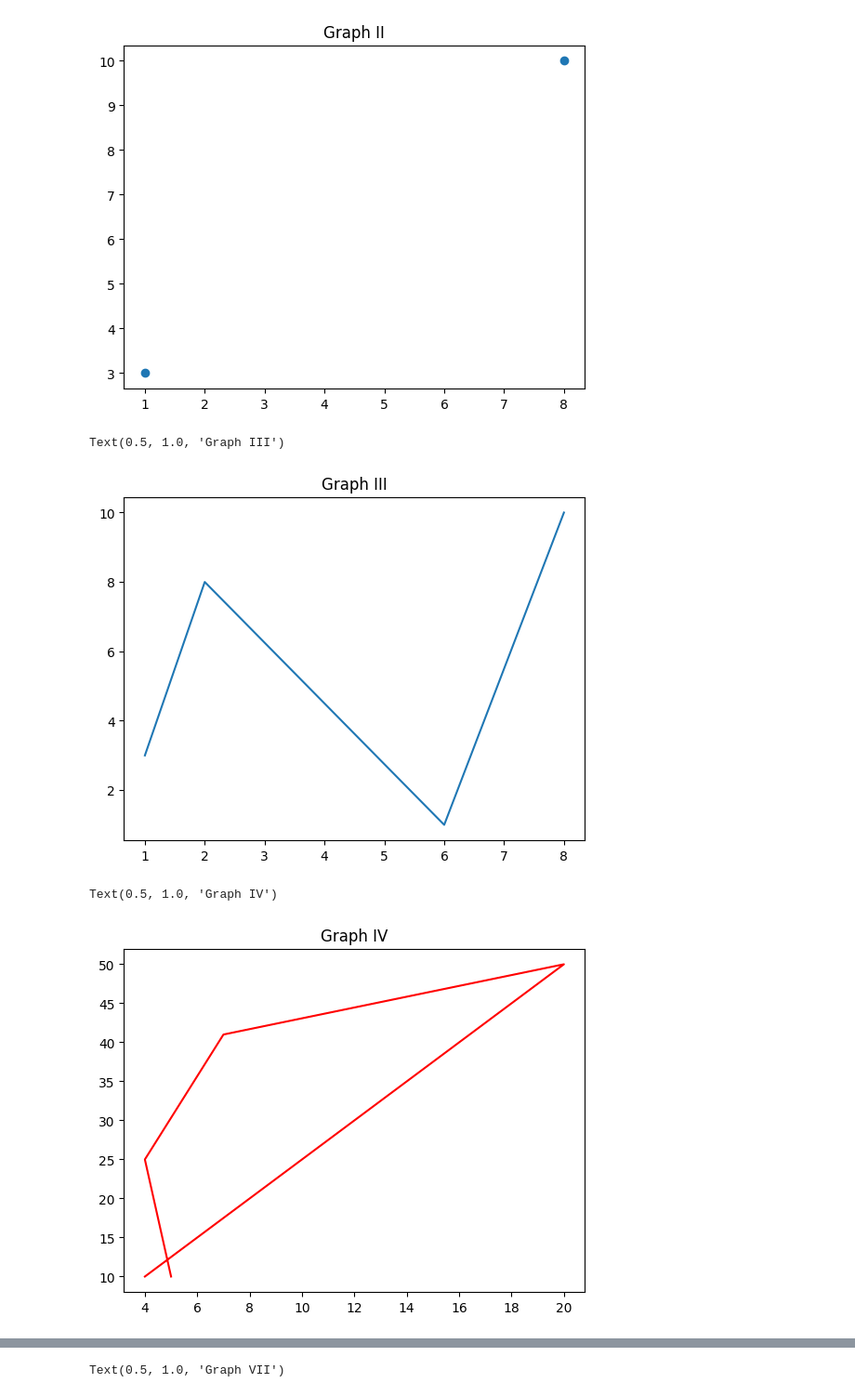
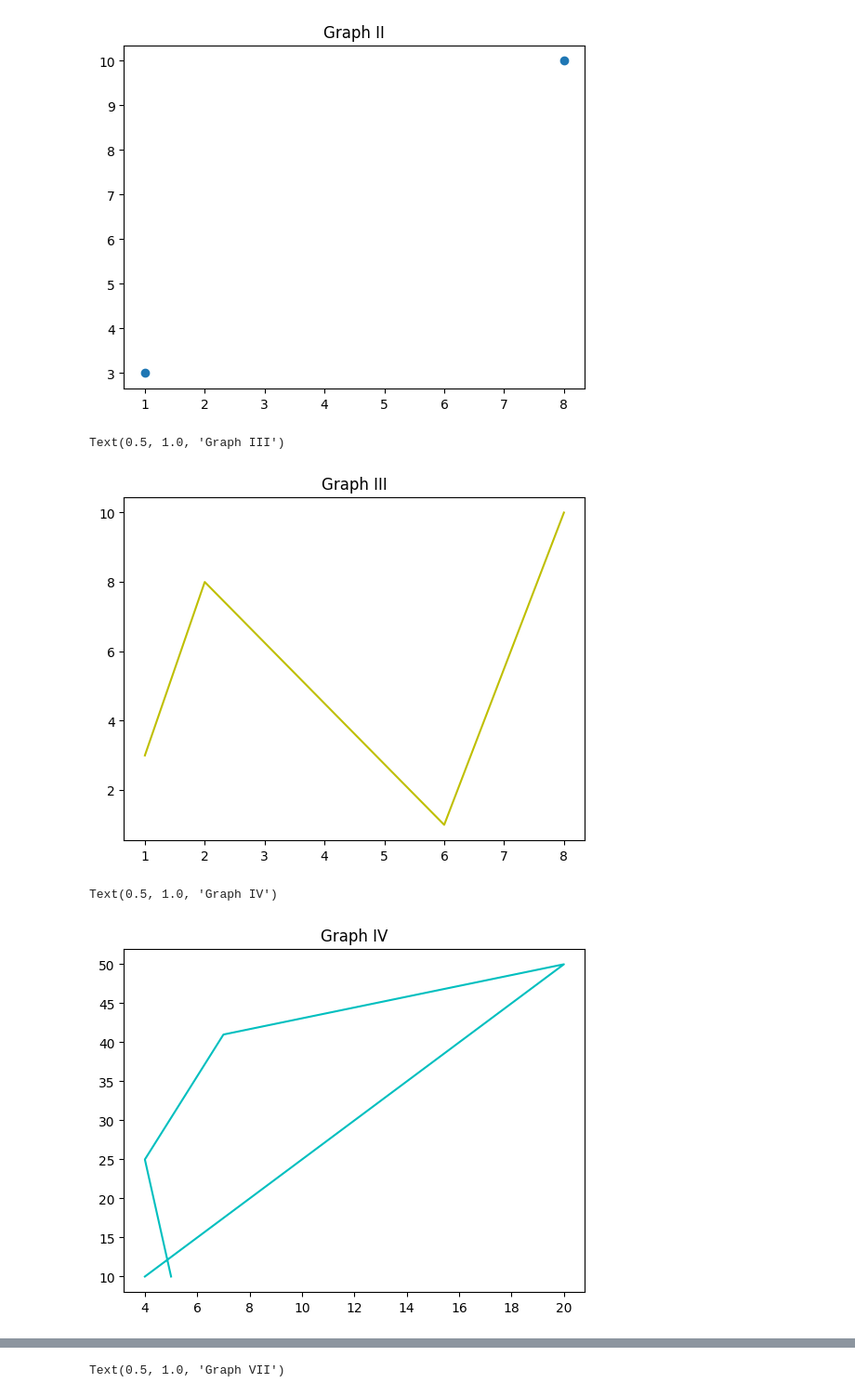
Before and after one commit to V-Adithya/DAV-Python, a Jupyter notebook: DAV Labsheet 1.ipynb, the cells around one changed output, grey strips where cells are left out. Shown at 93% size. Saved outputs shown, nothing was run; the diff lists cells and outputs as text; code cells hidden in the pictures.

```diff
--- a/DAV Labsheet 1.ipynb
+++ b/DAV Labsheet 1.ipynb
@@ -108,20 +108,20 @@ Text(0.5, 1.0, 'Graph II')
 x=np.array([1,2,6,8])
 y=np.array([3,8,1,10])
 
-plt.plot(x,y,)
+plt.plot(x,y,'y')
 plt.title("Graph III")
 # %% [output]
 Text(0.5, 1.0, 'Graph III')
-[figure, old version]
+[figure, new version]
 # %%
 x=np.array([5,4,7,20,4])
 y=np.array([10,25,41,50,10])
 
-plt.plot(x,y,'red',)
+plt.plot(x,y,'c',)
 plt.title("Graph IV")
 # %% [output]
 Text(0.5, 1.0, 'Graph IV')
-[figure, old version]
+[figure, new version]
 # %%
 y=np.array([3,8,1,10,5,7])
 
```
Also changed, not shown: parts of 5 cells of this notebook.
